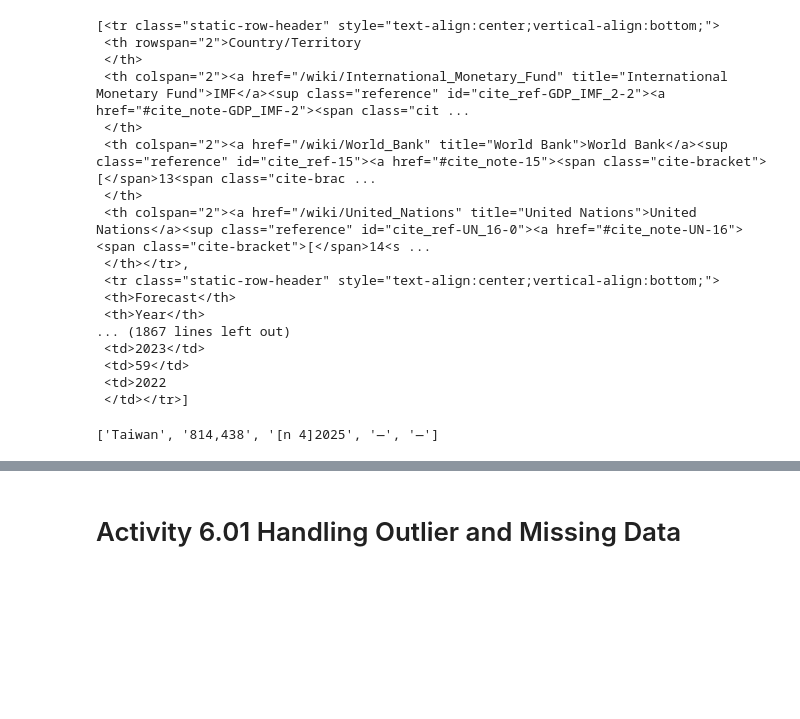
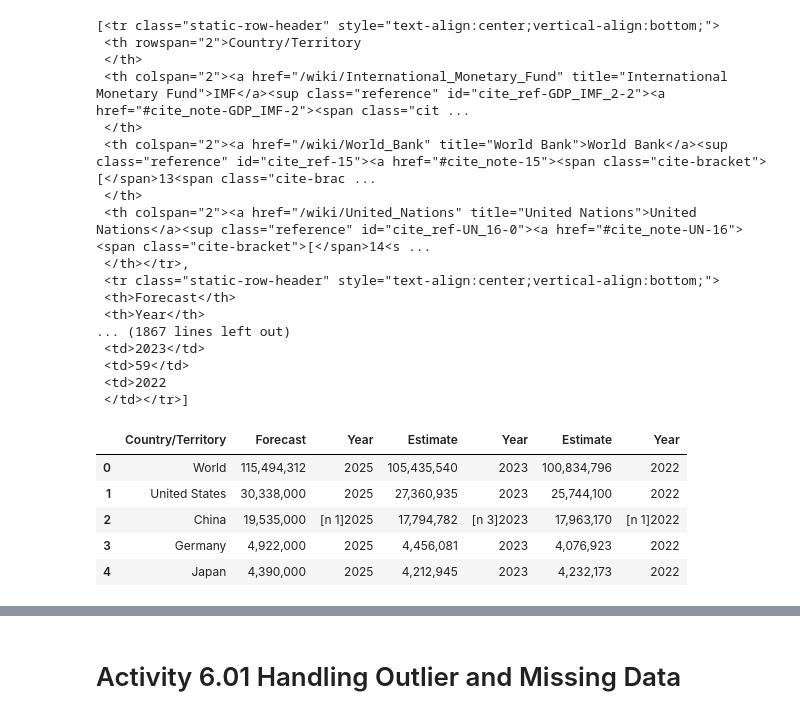
Before and after one commit to MWPerrineJr/data-prep, a Jupyter notebook: Week 5-6 Assignment.ipynb, the cells around one changed output, grey strips where cells are left out. Saved outputs shown, nothing was run; the diff lists cells and outputs as text; code cells hidden in the pictures; blank space fills up the shorter version.

```diff
--- a/Week 5-6 Assignment.ipynb
+++ b/Week 5-6 Assignment.ipynb
@@ -16,5 +16,5 @@ url = "https://en.wikipedia.org/wiki/List_of_countries_by_GDP_(nominal)"
 
 page = requests.get(url)
 
-soup = BeautifulSoup(page.text, "html")
+soup = BeautifulSoup(page.text, "html.parser")
 # %%
@@ -155,5 +148,0 @@ for row in column_data[2:]:
-# %%
-individual_row_data = [item for item in individual_row_data if item != "[n 1]"]
-print (individual_row_data)
-# %% [output]
-['Taiwan', '814,438', '[n 4]2025', '—', '—']
@@ -159,0 +153,9 @@ print (individual_row_data)
+# %%
+country_gdp.head()
+# %% [output]
+|  | Country/Territory | Forecast | Year | Estimate | Year | Estimate | Year |
+| 0 | World | 115,494,312 | 2025 | 105,435,540 | 2023 | 100,834,796 | 2022 |
+| 1 | United States | 30,338,000 | 2025 | 27,360,935 | 2023 | 25,744,100 | 2022 |
+| 2 | China | 19,535,000 | [n 1]2025 | 17,794,782 | [n 3]2023 | 17,963,170 | [n 1]2022 |
+| 3 | Germany | 4,922,000 | 2025 | 4,456,081 | 2023 | 4,076,923 | 2022 |
+| 4 | Japan | 4,390,000 | 2025 | 4,212,945 | 2023 | 4,232,173 | 2022 |
```
Also changed, not shown: parts of 6 cells of this notebook.
